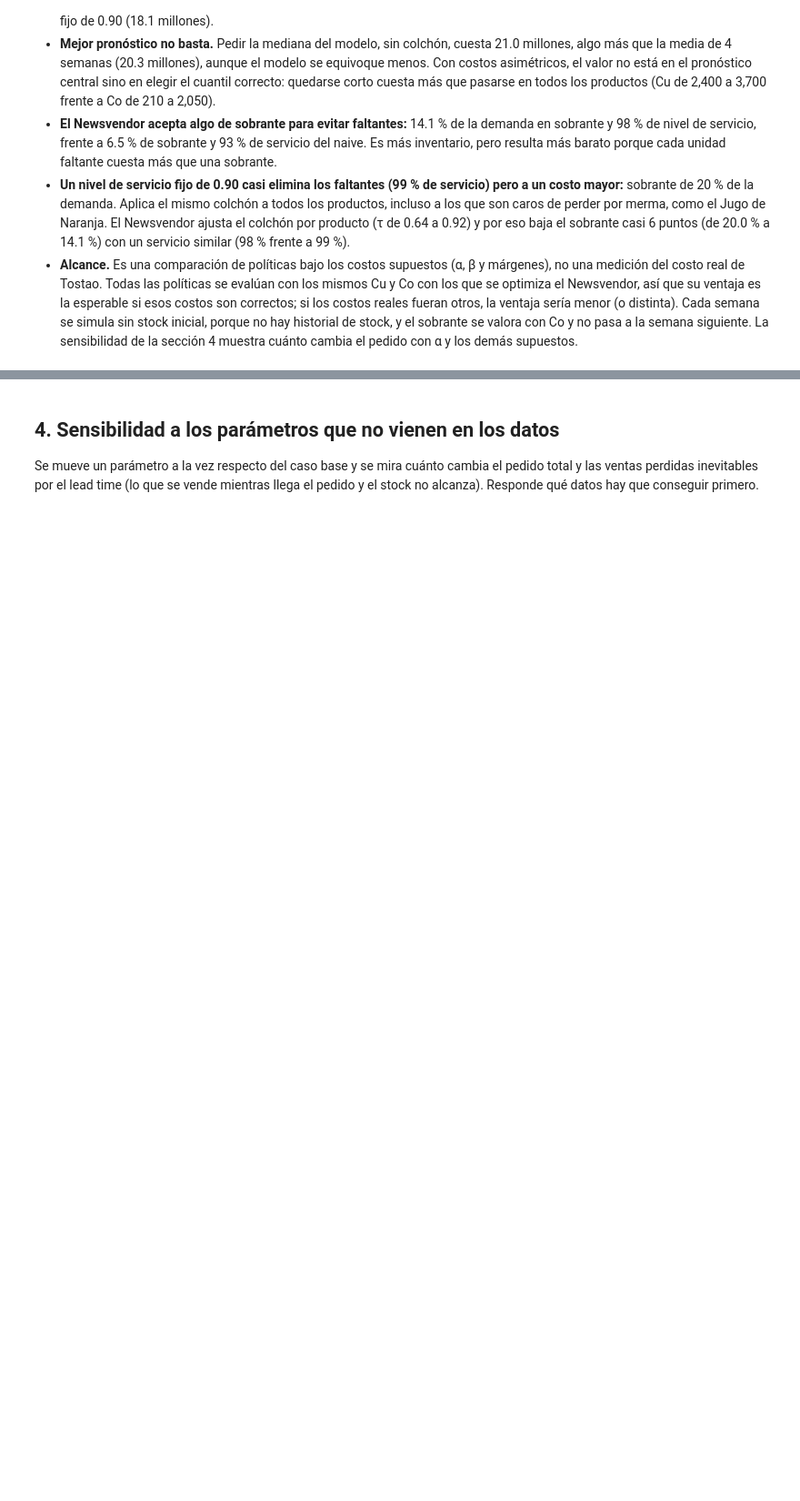
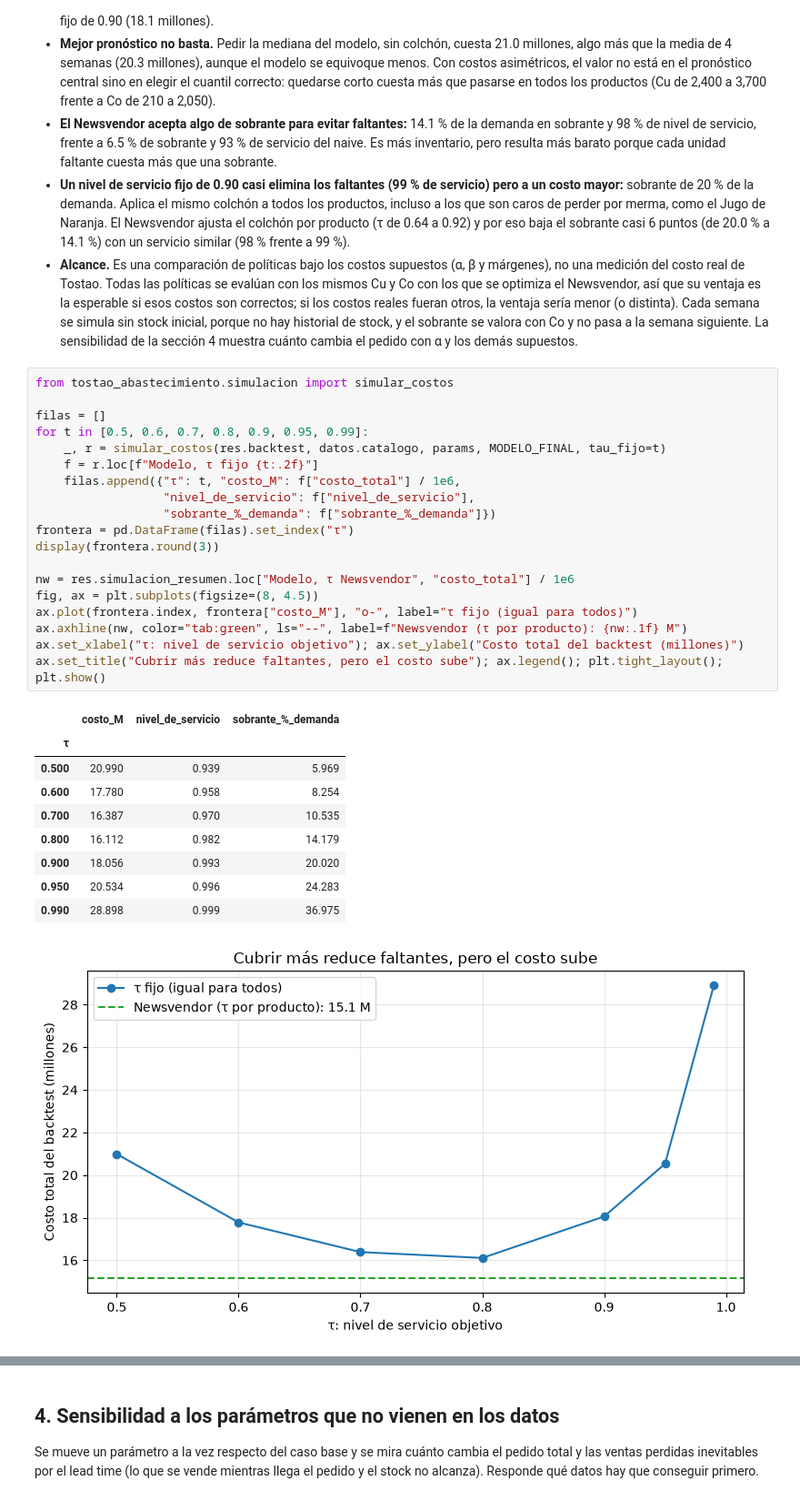
Before and after one commit to adriananivia1790/tostao-optimizacion-abastecimiento, a Jupyter notebook: notebooks/03_optimizacion_costos.ipynb, the cells around one changed output, grey strips where cells are left out. Shown at 91% size. Drawn from its saved outputs; the diff is of its cells as text; blank space fills up the shorter version.

```diff
--- a/notebooks/03_optimizacion_costos.ipynb
+++ b/notebooks/03_optimizacion_costos.ipynb
@@ -158,3 +158,33 @@ plt.tight_layout(); plt.show()
 - **El Newsvendor acepta algo de sobrante para evitar faltantes:** 14.1 % de la demanda en sobrante y 98 % de nivel de servicio, frente a 6.5 % de sobrante y 93 % de servicio del naive. Es más inventario, pero resulta más barato porque cada unidad faltante cuesta más que una sobrante.
 - **Un nivel de servicio fijo de 0.90 casi elimina los faltantes (99 % de servicio) pero a un costo mayor:** sobrante de 20 % de la demanda. Aplica el mismo colchón a todos los productos, incluso a los que son caros de perder por merma, como el Jugo de Naranja. El Newsvendor ajusta el colchón por producto (τ de 0.64 a 0.92) y por eso baja el sobrante casi 6 puntos (de 20.0 % a 14.1 %) con un servicio similar (98 % frente a 99 %).
 - **Alcance.** Es una comparación de políticas bajo los costos supuestos (α, β y márgenes), no una medición del costo real de Tostao. Todas las políticas se evalúan con los mismos Cu y Co con los que se optimiza el Newsvendor, así que su ventaja es la esperable si esos costos son correctos; si los costos reales fueran otros, la ventaja sería menor (o distinta). Cada semana se simula sin stock inicial, porque no hay historial de stock, y el sobrante se valora con Co y no pasa a la semana siguiente. La sensibilidad de la sección 4 muestra cuánto cambia el pedido con α y los demás supuestos.
+# %%
+from tostao_abastecimiento.simulacion import simular_costos
+
+filas = []
+for t in [0.5, 0.6, 0.7, 0.8, 0.9, 0.95, 0.99]:
+    _, r = simular_costos(res.backtest, datos.catalogo, params, MODELO_FINAL, tau_fijo=t)
+    f = r.loc[f"Modelo, τ fijo {t:.2f}"]
+    filas.append({"τ": t, "costo_M": f["costo_total"] / 1e6,
+                  "nivel_de_servicio": f["nivel_de_servicio"],
+                  "sobrante_%_demanda": f["sobrante_%_demanda"]})
+frontera = pd.DataFrame(filas).set_index("τ")
+display(frontera.round(3))
+
+nw = res.simulacion_resumen.loc["Modelo, τ Newsvendor", "costo_total"] / 1e6
+fig, ax = plt.subplots(figsize=(8, 4.5))
+ax.plot(frontera.index, frontera["costo_M"], "o-", label="τ fijo (igual para todos)")
+ax.axhline(nw, color="tab:green", ls="--", label=f"Newsvendor (τ por producto): {nw:.1f} M")
+ax.set_xlabel("τ: nivel de servicio objetivo"); ax.set_ylabel("Costo total del backtest (millones)")
+ax.set_title("Cubrir más reduce faltantes, pero el costo sube"); ax.legend(); plt.tight_layout(); plt.show()
+# %% [output]
+|  | costo_M | nivel_de_servicio | sobrante_%_demanda |
+| τ |  |  |  |
+| 0.500 | 20.990 | 0.939 | 5.969 |
+| 0.600 | 17.780 | 0.958 | 8.254 |
+| 0.700 | 16.387 | 0.970 | 10.535 |
+| 0.800 | 16.112 | 0.982 | 14.179 |
+| 0.900 | 18.056 | 0.993 | 20.020 |
+| 0.950 | 20.534 | 0.996 | 24.283 |
+| 0.990 | 28.898 | 0.999 | 36.975 |
+[figure, added]
```
Also changed, not shown: parts of 3 cells of this notebook.
